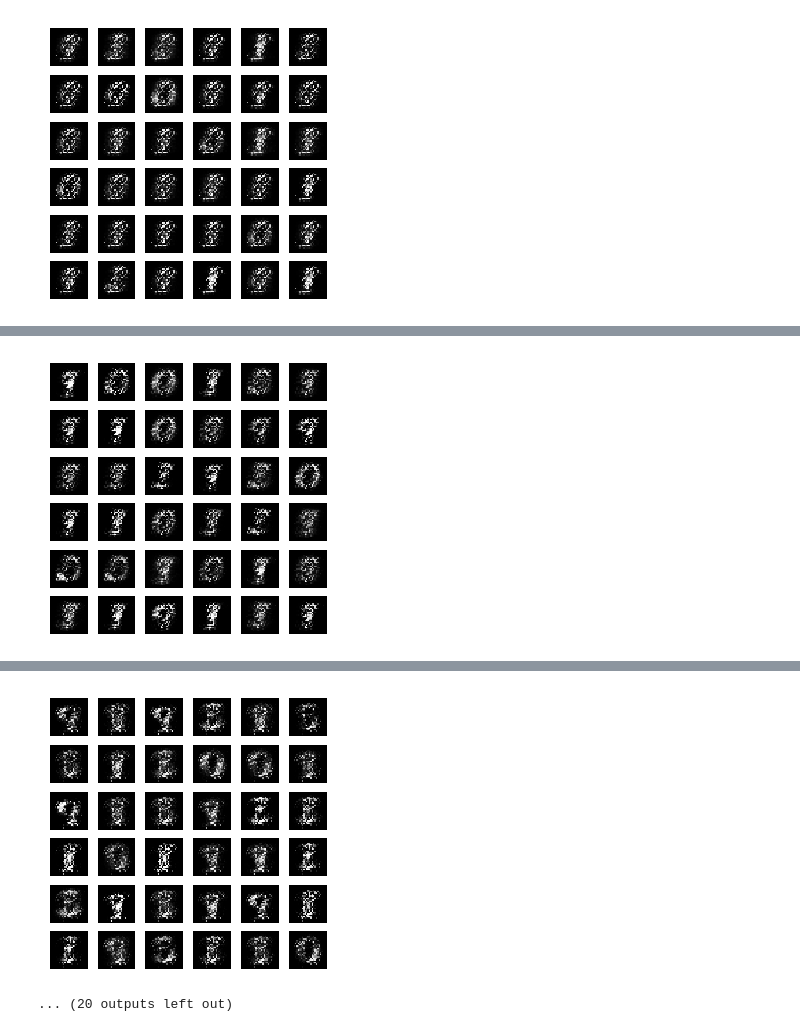
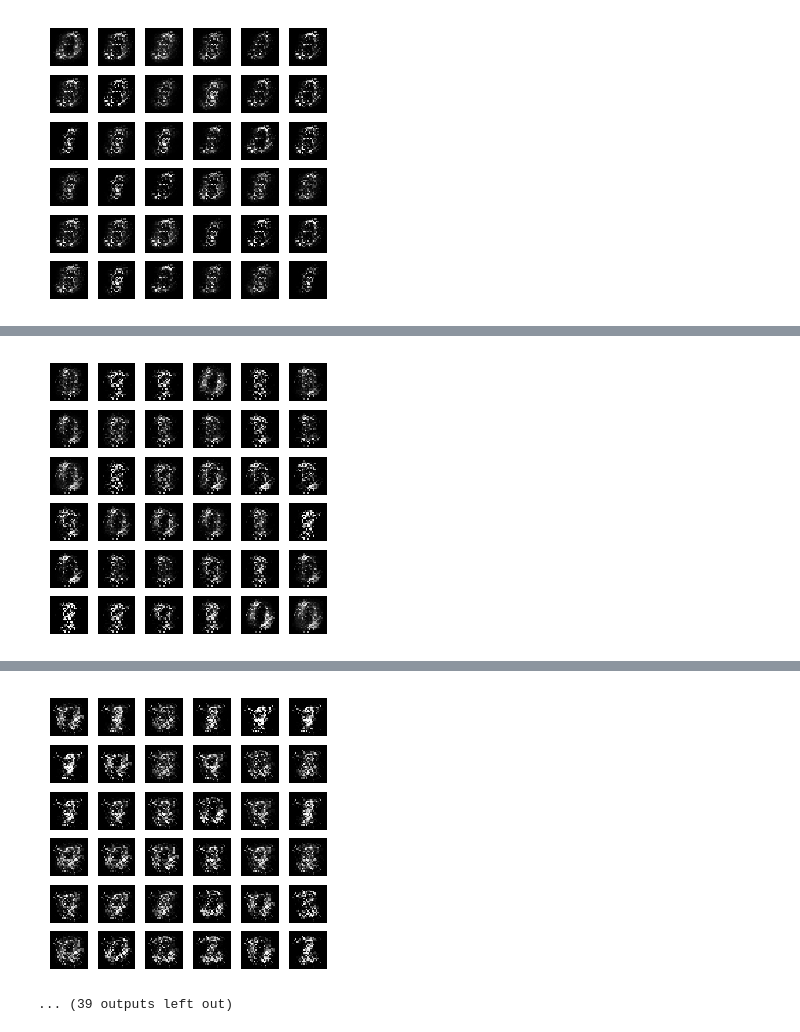
Before and after one commit to shayneobrien/generative-models, a Jupyter notebook: notebooks/12-f-divergence-gan.ipynb, the cells around one changed output, grey strips where cells are left out. Saved outputs shown, nothing was run; the diff lists cells and outputs as text; code cells hidden in the pictures.

```diff
--- a/notebooks/12-f-divergence-gan.ipynb
+++ b/notebooks/12-f-divergence-gan.ipynb
@@ -7,7 +7,7 @@ from src.f_gan import *
 %matplotlib inline
 
 # Load in binarized MNIST data, separate into data loaders
-# train_iter, val_iter, test_iter = get_data()
+train_iter, val_iter, test_iter = get_data()
 
 # Init model
 model = fGAN(image_size=784,
@@ -23,7 +23,7 @@ trainer = fGANTrainer(model=model,
 
 # Train
 trainer.train(num_epochs=25,
-              method='forward_kl',
+              method='total_variation',
               G_lr=1e-4,
               D_lr=1e-4,
               D_steps=1)
@@ -41 +41 @@ Epoch[4/25], G Loss: -0.6670, D Loss: -0.2773
-[figure, old version]
+[figure, new version]
@@ -43 +43 @@ Epoch[5/25], G Loss: -0.6546, D Loss: -0.2797
-[figure, old version]
+[figure, new version]
@@ -45,2 +45,2 @@ Epoch[6/25], G Loss: -0.5716, D Loss: -0.3561
-[figure, old version]
+[figure, new version]
-... (20 outputs left out)
+... (39 outputs left out)
```
Also changed, not shown: parts of 1 cell of this notebook, 3 other files.
